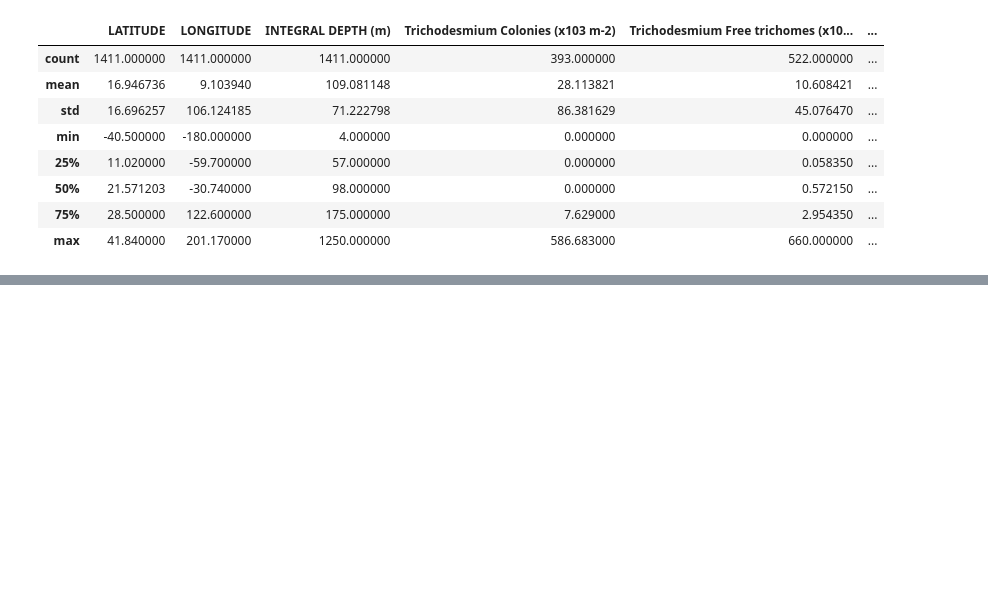
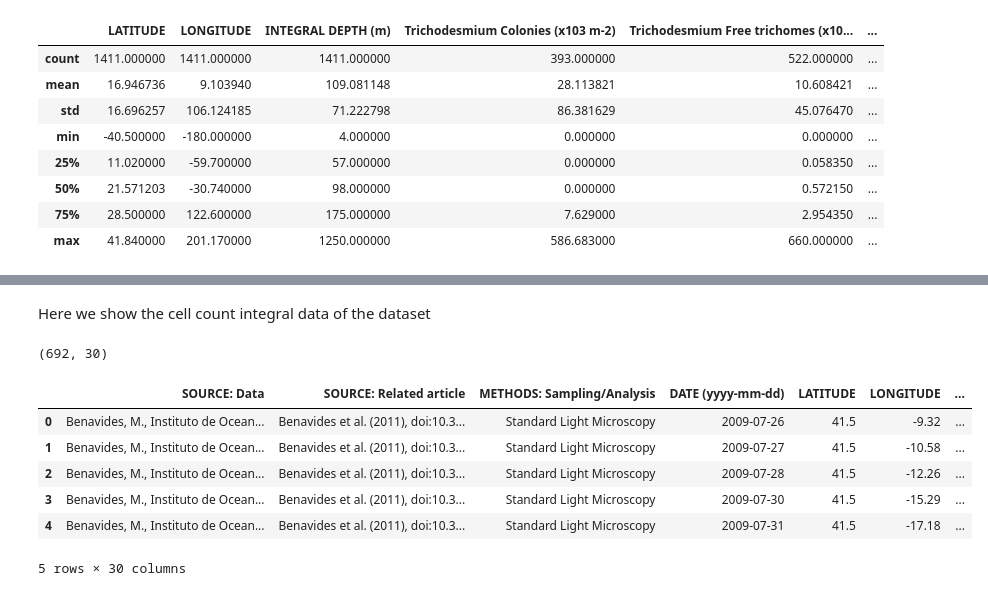
Before and after one commit to systemsecologygroup/N2-fixers-in-the-ocean, a Jupyter notebook: obs_diazotr.ipynb, the cells around one changed output, grey strips where cells are left out. Saved outputs shown, nothing was run; the diff lists cells and outputs as text; code cells hidden in the pictures; blank space fills up the shorter version.

```diff
--- a/obs_diazotr.ipynb
+++ b/obs_diazotr.ipynb
@@ -110,0 +164,15 @@ dtype: int64
+# %% [markdown]
+Here we show the cell count integral data of the dataset
+# %%
+maredat_cci = pd.read_csv("./csv/MAREDAT_diazotroph_cellcount_int.csv")
+print(maredat_cci.shape)
+maredat_cci.head()
+# %% [output]
+(692, 30)
+|  | SOURCE: Data | SOURCE: Related article | METHODS: Sampling/Analysis | DATE (yyyy-mm-dd) | LATITUDE | LONGITUDE | ... |
+| 0 | Benavides, M., Instituto de Ocean... | Benavides et al. (2011), doi:10.3... | Standard Light Microscopy | 2009-07-26 | 41.5 | -9.32 | ... |
+| 1 | Benavides, M., Instituto de Ocean... | Benavides et al. (2011), doi:10.3... | Standard Light Microscopy | 2009-07-27 | 41.5 | -10.58 | ... |
+| 2 | Benavides, M., Instituto de Ocean... | Benavides et al. (2011), doi:10.3... | Standard Light Microscopy | 2009-07-28 | 41.5 | -12.26 | ... |
+| 3 | Benavides, M., Instituto de Ocean... | Benavides et al. (2011), doi:10.3... | Standard Light Microscopy | 2009-07-30 | 41.5 | -15.29 | ... |
+| 4 | Benavides, M., Instituto de Ocean... | Benavides et al. (2011), doi:10.3... | Standard Light Microscopy | 2009-07-31 | 41.5 | -17.18 | ... |
+5 rows × 30 columns
```
Also changed, not shown: parts of 4 cells of this notebook.
